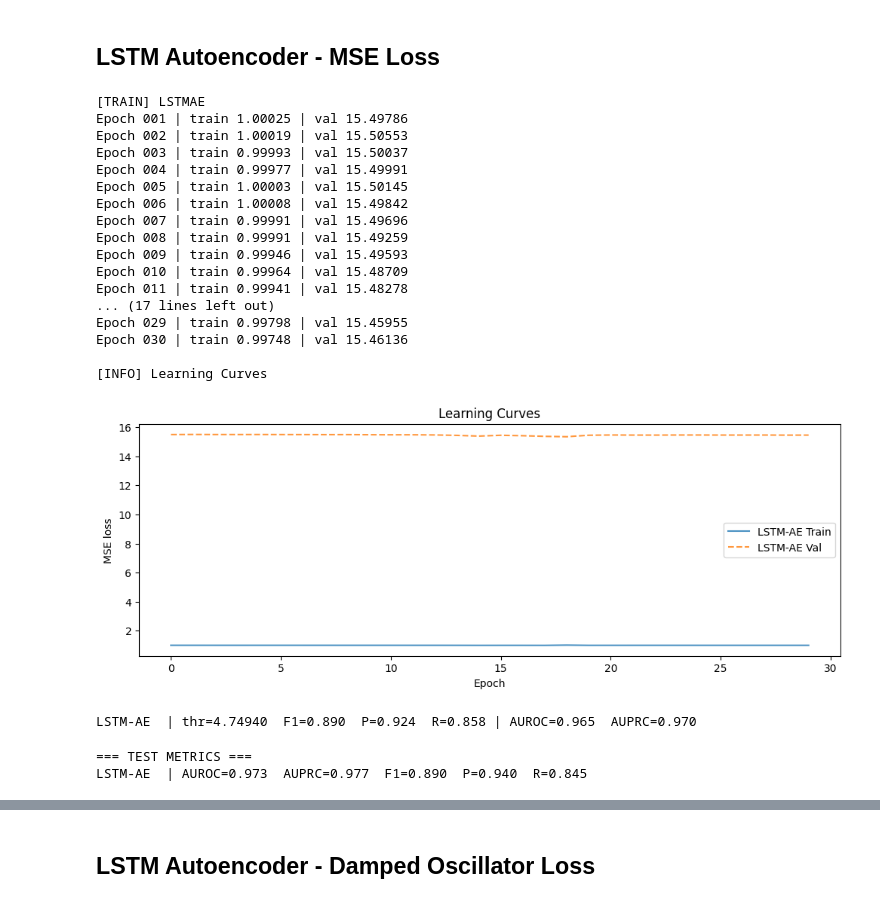
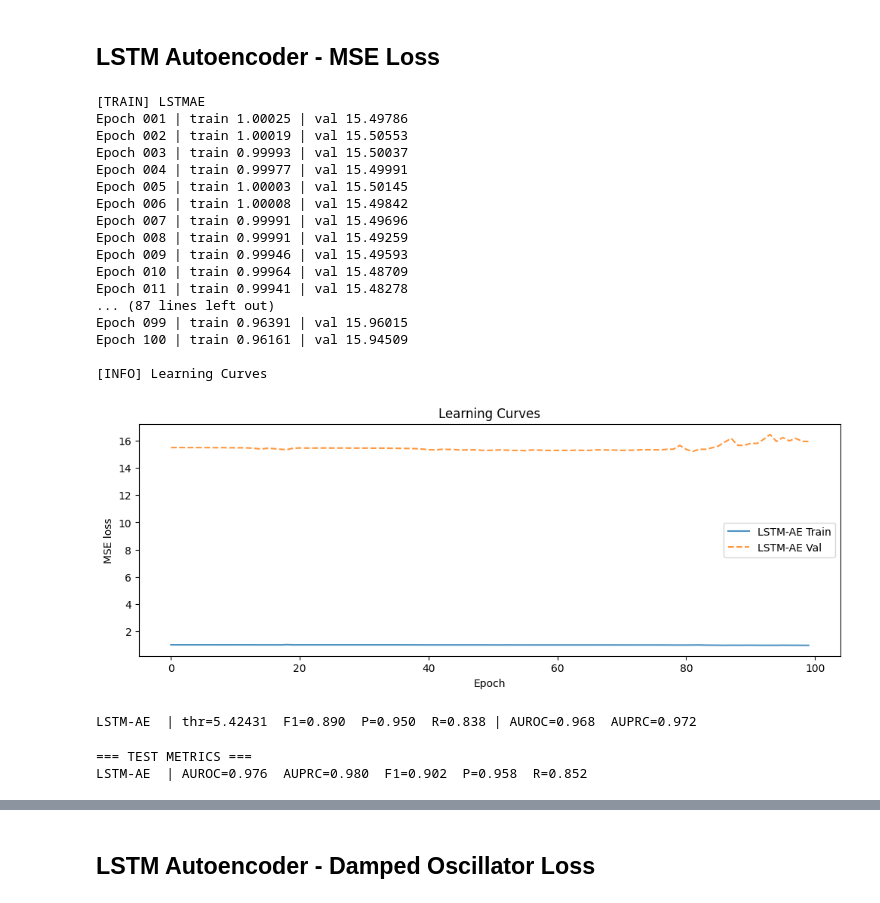
Before and after one commit to andymeneguzzo/Damped-Oscillator-Anomaly-Detection-with-LSTM-Autoencoder, a Jupyter notebook: notebooks/LSTM_experiments.ipynb, the cells around one changed output, grey strips where cells are left out. Saved outputs shown, nothing was run; the diff lists cells and outputs as text; code cells hidden in the pictures.

Commit message:
retrained model with 100 epochs, updated metrics and report

```diff
--- a/notebooks/LSTM_experiments.ipynb
+++ b/notebooks/LSTM_experiments.ipynb
@@ -175,33 +175,33 @@ Datasets loaded from '../data' directory.
 # %%
 """TRAIN THE MODELS"""
 
-EPOCHS = 30
+EPOCHS = 100
 
 print(f"\n[TRAIN] LSTMAE")
 lstm  = LSTMAE(in_dim=1, hidden=64, latent=32, num_layers=1, dropout=0.1)
 lstm, hist_lstm  = train_autoencoder(lstm,  train_loader, val_loader, epochs=EPOCHS, lr=1e-3, weight_decay=1e-5)
 
 print(f"\n[INFO] Learning Curves")
 plot_learning_curves([hist_lstm], ["LSTM-AE"])
 # %% [output]
 [TRAIN] LSTMAE
 Epoch 001 | train 1.00025 | val 15.49786
 Epoch 002 | train 1.00019 | val 15.50553
 Epoch 003 | train 0.99993 | val 15.50037
 Epoch 004 | train 0.99977 | val 15.49991
 Epoch 005 | train 1.00003 | val 15.50145
 Epoch 006 | train 1.00008 | val 15.49842
 Epoch 007 | train 0.99991 | val 15.49696
 Epoch 008 | train 0.99991 | val 15.49259
 Epoch 009 | train 0.99946 | val 15.49593
 Epoch 010 | train 0.99964 | val 15.48709
 Epoch 011 | train 0.99941 | val 15.48278
-... (17 lines left out)
-Epoch 029 | train 0.99798 | val 15.45955
-Epoch 030 | train 0.99748 | val 15.46136
+... (87 lines left out)
+Epoch 099 | train 0.96391 | val 15.96015
+Epoch 100 | train 0.96161 | val 15.94509
 
 [INFO] Learning Curves
-[figure, old version]
+[figure, new version]
 # %%
 """SCORING"""
 
@@ -221,7 +221,7 @@ best_lstm, auroc_lstm_val, ap_lstm_val = tune_threshold(err_val_lstm,  y_val)
 print("LSTM-AE  | thr={:.5f}  F1={:.3f}  P={:.3f}  R={:.3f} | AUROC={:.3f}  AUPRC={:.3f}".format(
     best_lstm["thr"], best_lstm["f1"], best_lstm["prec"], best_lstm["rec"], auroc_lstm_val, ap_lstm_val))
 # %% [output]
-LSTM-AE  | thr=4.74940  F1=0.890  P=0.924  R=0.858 | AUROC=0.965  AUPRC=0.970
+LSTM-AE  | thr=5.42431  F1=0.890  P=0.950  R=0.838 | AUROC=0.968  AUPRC=0.972
 # %%
 """EVALUATION ON TEST"""
 
@@ -232,7 +232,7 @@ for name, m in [("LSTM-AE", metrics_lstm)]:
     print(f"{name:8s} | AUROC={m['auroc']:.3f}  AUPRC={m['auprc']:.3f}  F1={m['f1']:.3f}  P={m['precision']:.3f}  R={m['recall']:.3f}")
 # %% [output]
 === TEST METRICS ===
-LSTM-AE  | AUROC=0.973  AUPRC=0.977  F1=0.890  P=0.940  R=0.845
+LSTM-AE  | AUROC=0.976  AUPRC=0.980  F1=0.902  P=0.958  R=0.852
 # %%
 """ROC AND PR CURVES ON VALIDATION & TEST"""
 
```
Also changed, not shown: parts of 8 cells of this notebook, 1 other file.
